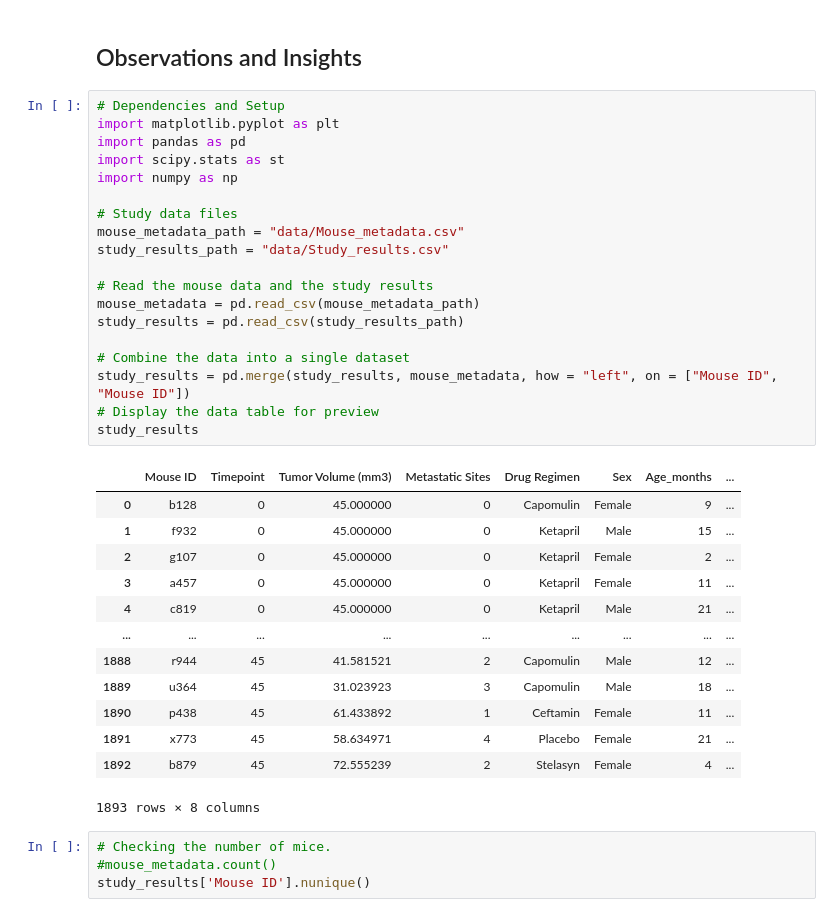
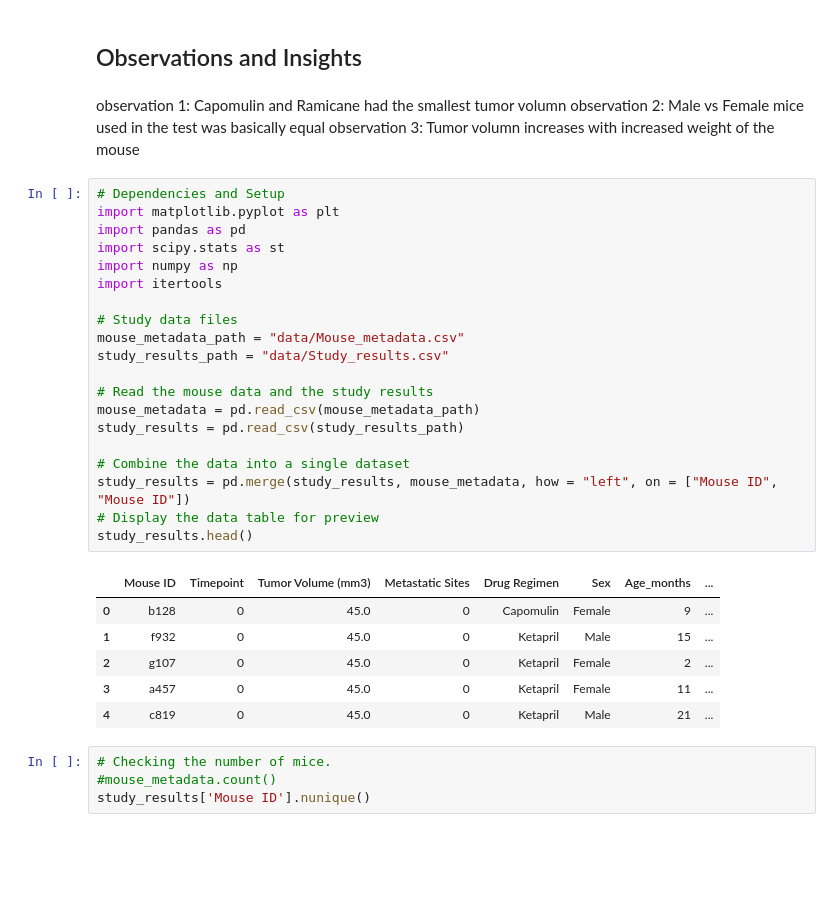
Before and after one commit to RachelFizel/Maqtplotlib, a Jupyter notebook: Pymaceuticals/pymaceuticals.ipynb, the cells around one changed output. Drawn from its saved outputs; the diff is of its cells as text; blank space fills up the shorter version.

```diff
--- a/Pymaceuticals/pymaceuticals.ipynb
+++ b/Pymaceuticals/pymaceuticals.ipynb
@@ -1,38 +1,36 @@
 # %% [markdown]
 ## Observations and Insights
+# %% [markdown]
+observation 1: Capomulin and Ramicane had the smallest tumor volumn
+observation 2: Male vs Female mice used in the test was basically equal
+observation 3: Tumor volumn increases with increased weight of the mouse
 # %%
 # Dependencies and Setup
 import matplotlib.pyplot as plt
 import pandas as pd
 import scipy.stats as st
 import numpy as np
+import itertools
 
 # Study data files
 mouse_metadata_path = "data/Mouse_metadata.csv"
 study_results_path = "data/Study_results.csv"
 
 # Read the mouse data and the study results
 mouse_metadata = pd.read_csv(mouse_metadata_path)
 study_results = pd.read_csv(study_results_path)
 
 # Combine the data into a single dataset
 study_results = pd.merge(study_results, mouse_metadata, how = "left", on = ["Mouse ID", "Mouse ID"])
 # Display the data table for preview
-study_results
+study_results.head()
 # %% [output]
 |  | Mouse ID | Timepoint | Tumor Volume (mm3) | Metastatic Sites | Drug Regimen | Sex | Age_months | ... |
-| 0 | b128 | 0 | 45.000000 | 0 | Capomulin | Female | 9 | ... |
-| 1 | f932 | 0 | 45.000000 | 0 | Ketapril | Male | 15 | ... |
-| 2 | g107 | 0 | 45.000000 | 0 | Ketapril | Female | 2 | ... |
-| 3 | a457 | 0 | 45.000000 | 0 | Ketapril | Female | 11 | ... |
-| 4 | c819 | 0 | 45.000000 | 0 | Ketapril | Male | 21 | ... |
-| ... | ... | ... | ... | ... | ... | ... | ... | ... |
-| 1888 | r944 | 45 | 41.581521 | 2 | Capomulin | Male | 12 | ... |
-| 1889 | u364 | 45 | 31.023923 | 3 | Capomulin | Male | 18 | ... |
-| 1890 | p438 | 45 | 61.433892 | 1 | Ceftamin | Female | 11 | ... |
-| 1891 | x773 | 45 | 58.634971 | 4 | Placebo | Female | 21 | ... |
-| 1892 | b879 | 45 | 72.555239 | 2 | Stelasyn | Female | 4 | ... |
+| 0 | b128 | 0 | 45.0 | 0 | Capomulin | Female | 9 | ... |
+| 1 | f932 | 0 | 45.0 | 0 | Ketapril | Male | 15 | ... |
+| 2 | g107 | 0 | 45.0 | 0 | Ketapril | Female | 2 | ... |
+| 3 | a457 | 0 | 45.0 | 0 | Ketapril | Female | 11 | ... |
+| 4 | c819 | 0 | 45.0 | 0 | Ketapril | Male | 21 | ... |
-1893 rows × 8 columns
 # %%
 # Checking the number of mice.
 #mouse_metadata.count()
```
Also changed, not shown: parts of 23 cells of this notebook, 1 other file.
